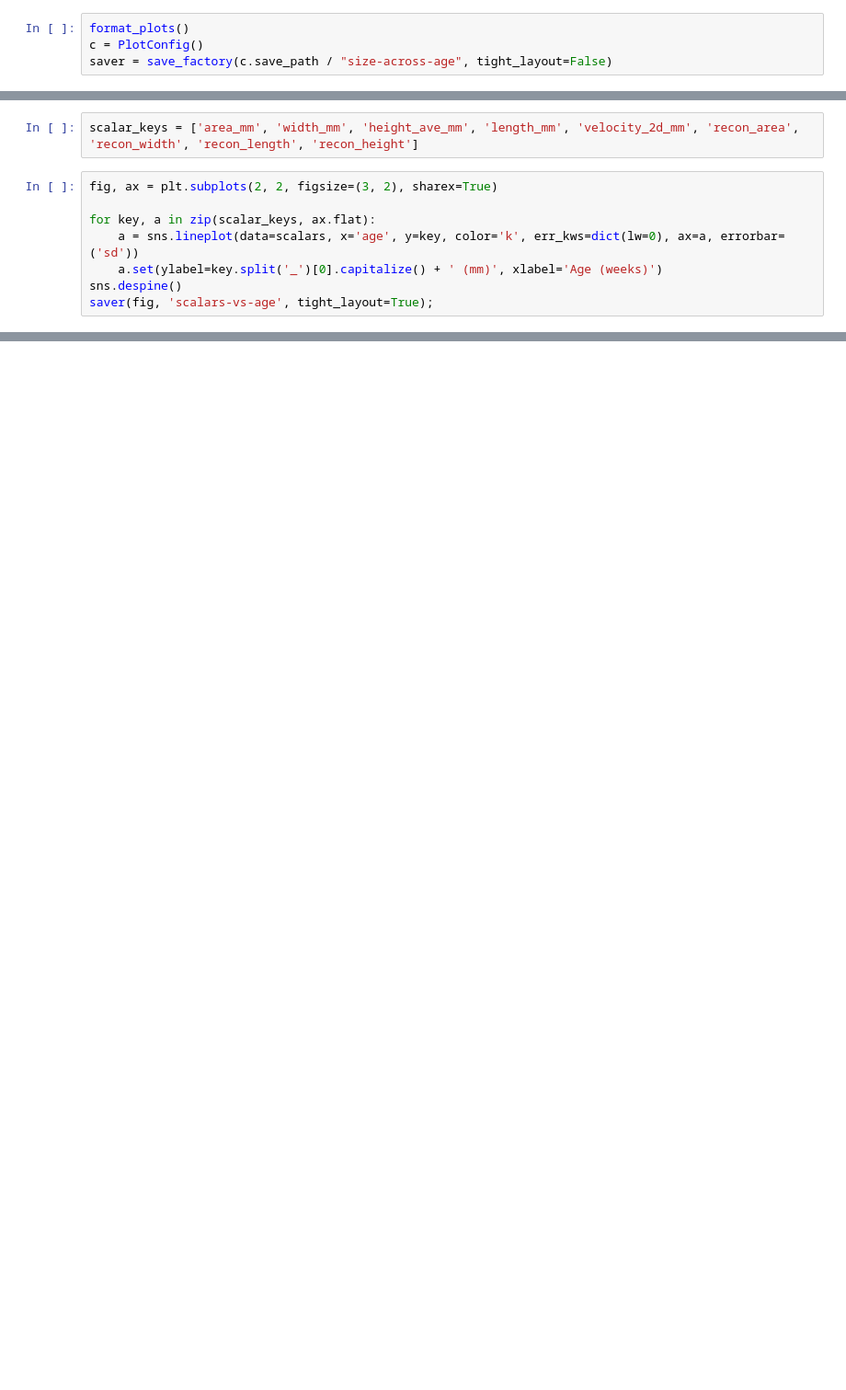
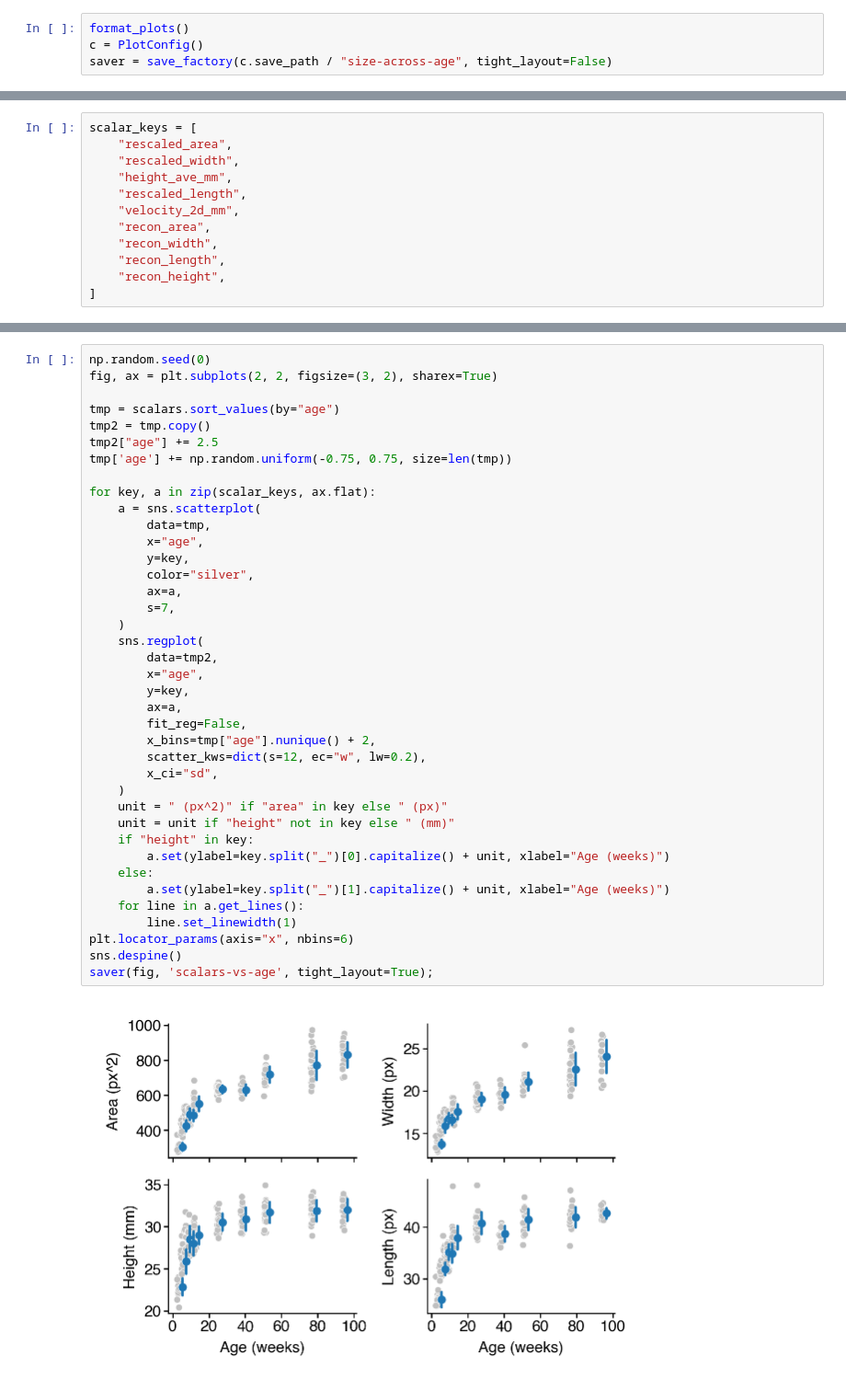
Before and after one commit to dattalab/ontogeny-of-behavior, a Jupyter notebook: notebooks/figures/win/fig1-scalars-across-age.ipynb, the cells around one changed output, grey strips where cells are left out. Shown at 92% size. Saved outputs shown, nothing was run; the diff lists cells and outputs as text; blank space fills up the shorter version.

```diff
--- a/notebooks/figures/win/fig1-scalars-across-age.ipynb
+++ b/notebooks/figures/win/fig1-scalars-across-age.ipynb
@@ -58,10 +48,12 @@ scalars
 # %%
-scalar_keys = ['area_mm', 'width_mm', 'height_ave_mm', 'length_mm', 'velocity_2d_mm', 'recon_area', 'recon_width', 'recon_length', 'recon_height']
+scalar_keys = [
+    "rescaled_area",
+    "rescaled_width",
+    "height_ave_mm",
+    "rescaled_length",
+    "velocity_2d_mm",
+    "recon_area",
+    "recon_width",
+    "recon_length",
+    "recon_height",
+]
-# %%
-fig, ax = plt.subplots(2, 2, figsize=(3, 2), sharex=True)
-
-for key, a in zip(scalar_keys, ax.flat):
-    a = sns.lineplot(data=scalars, x='age', y=key, color='k', err_kws=dict(lw=0), ax=a, errorbar=('sd'))
-    a.set(ylabel=key.split('_')[0].capitalize() + ' (mm)', xlabel='Age (weeks)')
-sns.despine()
-saver(fig, 'scalars-vs-age', tight_layout=True);
@@ -70,3 +142,44 @@ saver(fig, 'scalars-vs-age', tight_layout=True);
+# %%
+np.random.seed(0)
+fig, ax = plt.subplots(2, 2, figsize=(3, 2), sharex=True)
+
+tmp = scalars.sort_values(by="age")
+tmp2 = tmp.copy()
+tmp2["age"] += 2.5
+tmp['age'] += np.random.uniform(-0.75, 0.75, size=len(tmp))
+
+for key, a in zip(scalar_keys, ax.flat):
+    a = sns.scatterplot(
+        data=tmp,
+        x="age",
+        y=key,
+        color="silver",
+        ax=a,
+        s=7,
+    )
+    sns.regplot(
+        data=tmp2,
+        x="age",
+        y=key,
+        ax=a,
+        fit_reg=False,
+        x_bins=tmp["age"].nunique() + 2,
+        scatter_kws=dict(s=12, ec="w", lw=0.2),
+        x_ci="sd",
+    )
+    unit = " (px^2)" if "area" in key else " (px)"
+    unit = unit if "height" not in key else " (mm)"
+    if "height" in key:
+        a.set(ylabel=key.split("_")[0].capitalize() + unit, xlabel="Age (weeks)")
+    else:
+        a.set(ylabel=key.split("_")[1].capitalize() + unit, xlabel="Age (weeks)")
+    for line in a.get_lines():
+        line.set_linewidth(1)
+plt.locator_params(axis="x", nbins=6)
+sns.despine()
+saver(fig, 'scalars-vs-age', tight_layout=True);
+# %% [output]
+[figure, added]
 # %%
 fig = figure(1.2, 1)
 ax = sns.lineplot(data=scalars, x='age', y='velocity_3d_mm', err_kws=dict(lw=0), errorbar='sd', color='k')
```
Also changed, not shown: parts of 25 cells of this notebook, 44 other files.
